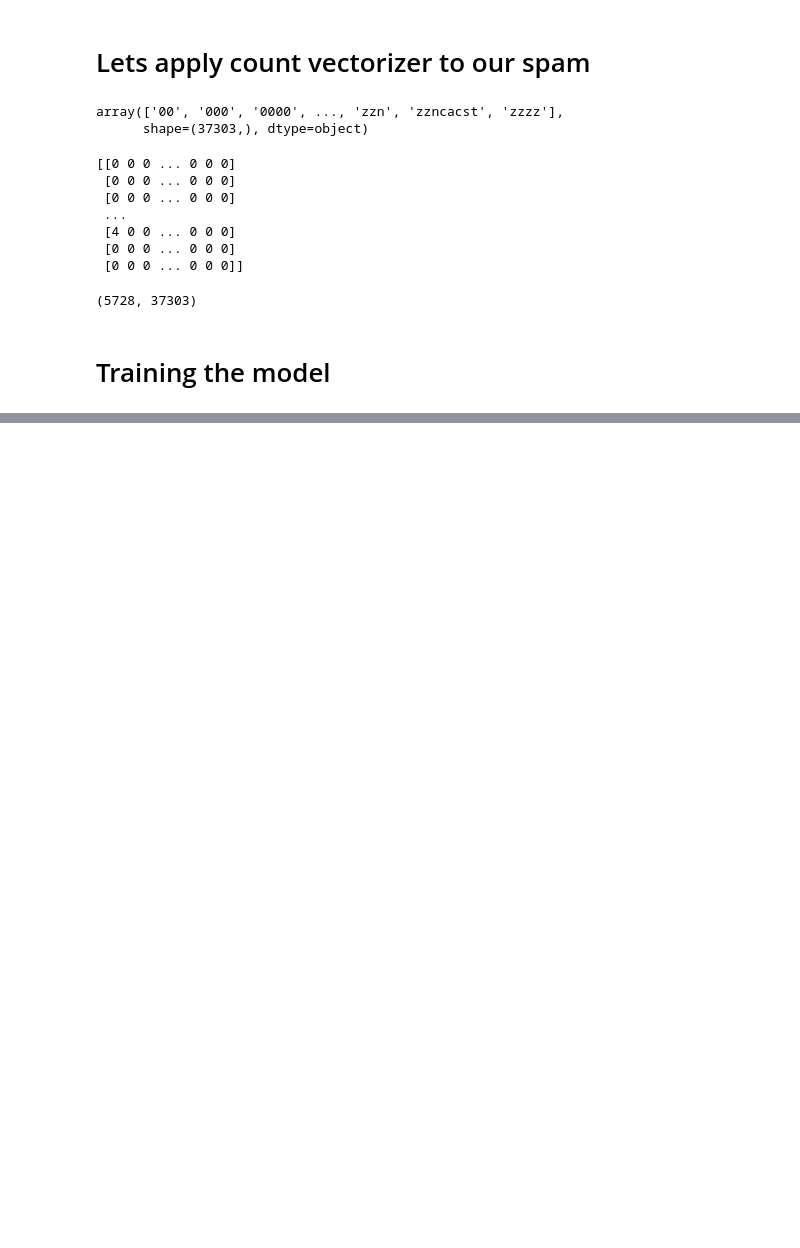
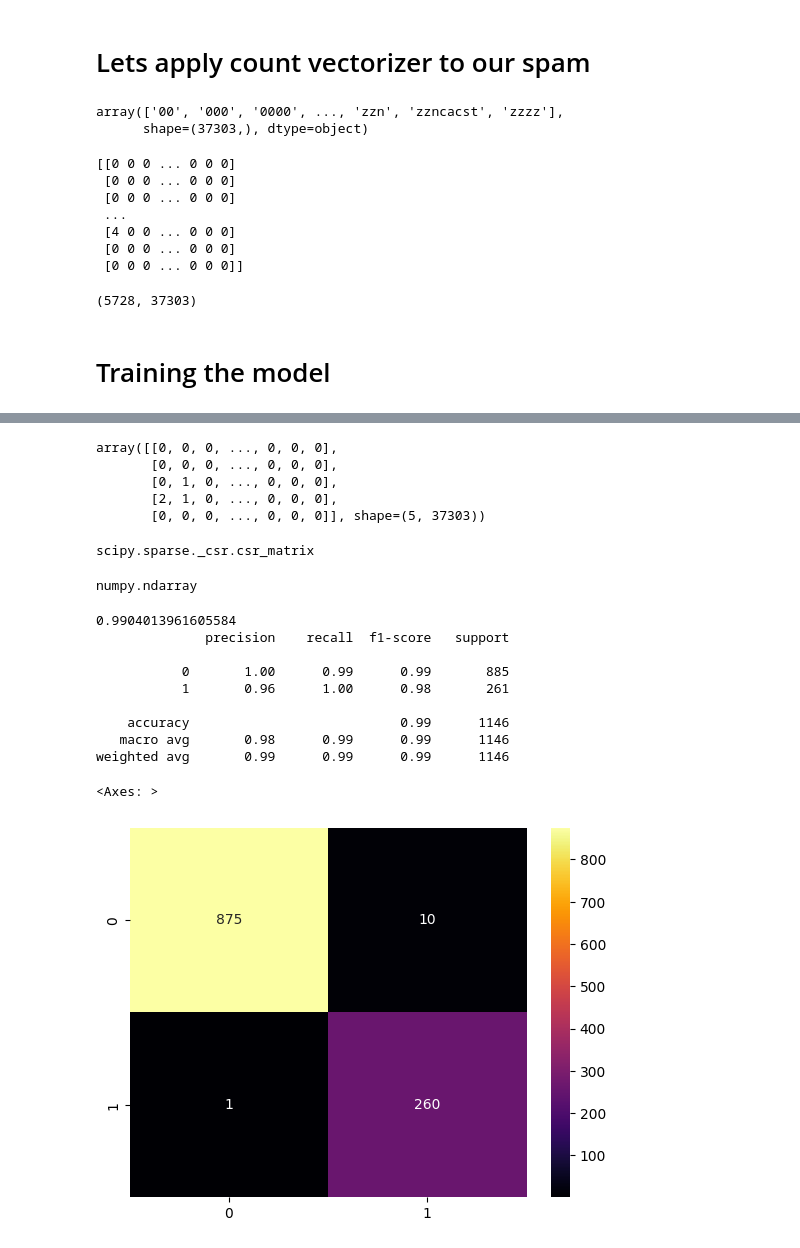
Before and after one commit to MaximillianJacob/Udemy, a Jupyter notebook: machine_learning_classification_bootcamp_in_python/py/5_NaiveBayes/my_NaiveBayer_train.ipynb, the cells around one changed output, grey strips where cells are left out. Cells and saved outputs as stored; diff of their text form; code cells hidden in the pictures; blank space fills up the shorter version.

```diff
--- a/machine_learning_classification_bootcamp_in_python/py/5_NaiveBayes/my_NaiveBayer_train.ipynb
+++ b/machine_learning_classification_bootcamp_in_python/py/5_NaiveBayes/my_NaiveBayer_train.ipynb
@@ -280,0 +533,3 @@ spamham_countvectorizer.shape
+# %%
+NB = MultinomialNB()
+NB.fit(text_vec, target)
@@ -280,0 +565,5 @@ spamham_countvectorizer.shape
+# %%
+X = text_vec
+y = target
+# %%
+X_train, X_test, y_train, y_test = train_test_split(X, y, test_size=0.2, random_state=5)
@@ -280,0 +578,18 @@ spamham_countvectorizer.shape
+# %%
+X_train2, X_test2, y_train, y_test = train_test_split(X.toarray(), y, test_size=0.2, random_state=5)
+# %%
+X_train2[:5]
+# %% [output]
+array([[0, 0, 0, ..., 0, 0, 0],
+       [0, 0, 0, ..., 0, 0, 0],
+       [0, 1, 0, ..., 0, 0, 0],
+       [2, 1, 0, ..., 0, 0, 0],
+       [0, 0, 0, ..., 0, 0, 0]], shape=(5, 37303))
+# %%
+type(X_train)
+# %% [output]
+scipy.sparse._csr.csr_matrix
+# %%
+type(X_train2)
+# %% [output]
+numpy.ndarray
@@ -280,0 +599,21 @@ spamham_countvectorizer.shape
+# %%
+NB = MultinomialNB()
+NB.fit(X_train, y_train)
+y_test_predict = NB.predict(X_test)
+
+print(accuracy_score(y_test, y_test_predict))
+print(classification_report(y_test, y_test_predict))
+cm = confusion_matrix(y_test, y_test_predict)
+sns.heatmap(cm, annot=True, cmap='inferno', fmt='d')
+# %% [output]
+0.9904013961605584
+              precision    recall  f1-score   support
+
+           0       1.00      0.99      0.99       885
+           1       0.96      1.00      0.98       261
+
+    accuracy                           0.99      1146
+   macro avg       0.98      0.99      0.99      1146
+weighted avg       0.99      0.99      0.99      1146
+<Axes: >
+[figure, added]
```
Also changed, not shown: parts of 45 cells of this notebook.
